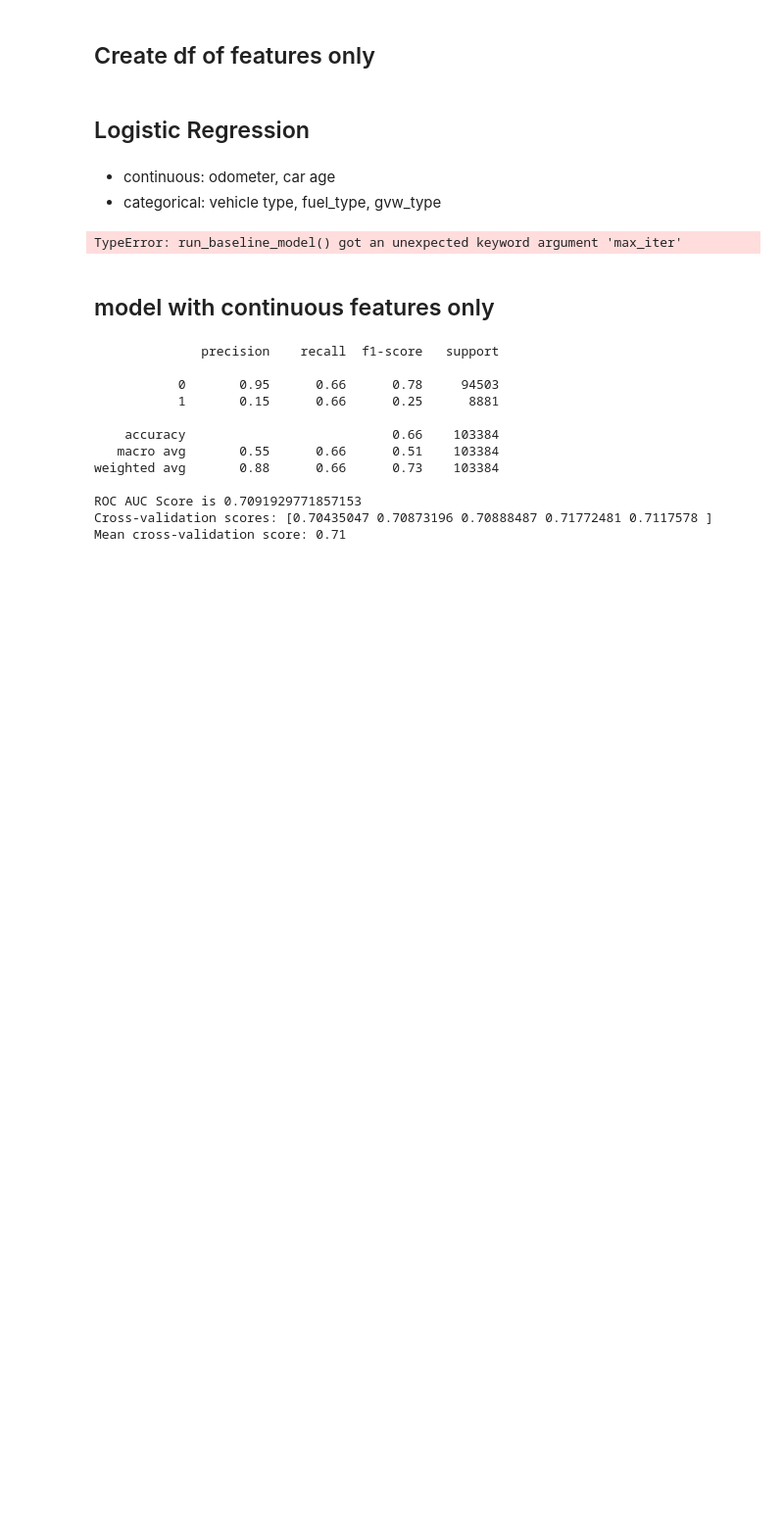
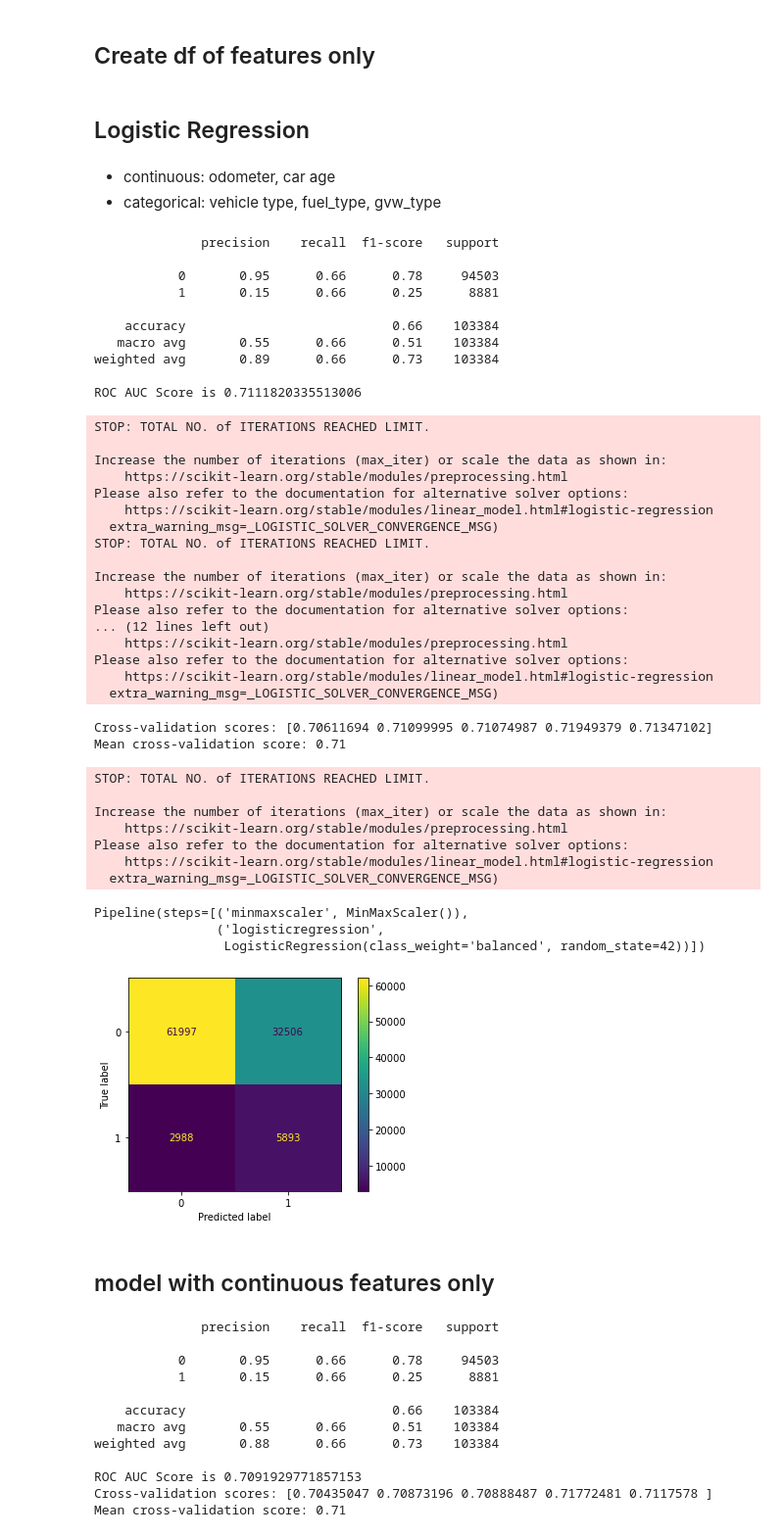
Before and after one commit to izzbizz/ds-lab, a Jupyter notebook: exploration/01_eda_minimal_model/week3_baseline_model_extended.ipynb, the cells around one changed output. Shown: that part at 98% size. Saved outputs shown, nothing was run; the diff lists cells and outputs as text; code cells hidden in the pictures; blank space fills up the shorter version.

```diff
--- a/exploration/01_eda_minimal_model/week3_baseline_model_extended.ipynb
+++ b/exploration/01_eda_minimal_model/week3_baseline_model_extended.ipynb
@@ -105,13 +113,53 @@ features_train, features_test, target_train, target_test = data_prep.encode_spli
 # %%
 baseline_model.run_baseline_model(features_train,
                                 features_test,
                                 target_train,
                                 target_test,
                                 model = "logreg",
                                random_state=42,
-                                class_weight="balanced")
+                                class_weight="balanced",
+                                 max_iter=100)
 # %% [output]
-TypeError: run_baseline_model() got an unexpected keyword argument 'max_iter'
+              precision    recall  f1-score   support
+
+           0       0.95      0.66      0.78     94503
+           1       0.15      0.66      0.25      8881
+
+    accuracy                           0.66    103384
+   macro avg       0.55      0.66      0.51    103384
+weighted avg       0.89      0.66      0.73    103384
+
+ROC AUC Score is 0.7111820335513006
+STOP: TOTAL NO. of ITERATIONS REACHED LIMIT.
+
+Increase the number of iterations (max_iter) or scale the data as shown in:
+    https://scikit-learn.org/stable/modules/preprocessing.html
+Please also refer to the documentation for alternative solver options:
+    https://scikit-learn.org/stable/modules/linear_model.html#logistic-regression
+  extra_warning_msg=_LOGISTIC_SOLVER_CONVERGENCE_MSG)
+STOP: TOTAL NO. of ITERATIONS REACHED LIMIT.
+
+Increase the number of iterations (max_iter) or scale the data as shown in:
+    https://scikit-learn.org/stable/modules/preprocessing.html
+Please also refer to the documentation for alternative solver options:
+... (12 lines left out)
+    https://scikit-learn.org/stable/modules/preprocessing.html
+Please also refer to the documentation for alternative solver options:
+    https://scikit-learn.org/stable/modules/linear_model.html#logistic-regression
+  extra_warning_msg=_LOGISTIC_SOLVER_CONVERGENCE_MSG)
+Cross-validation scores: [0.70611694 0.71099995 0.71074987 0.71949379 0.71347102]
+Mean cross-validation score: 0.71
+STOP: TOTAL NO. of ITERATIONS REACHED LIMIT.
+
+Increase the number of iterations (max_iter) or scale the data as shown in:
+    https://scikit-learn.org/stable/modules/preprocessing.html
+Please also refer to the documentation for alternative solver options:
+    https://scikit-learn.org/stable/modules/linear_model.html#logistic-regression
+  extra_warning_msg=_LOGISTIC_SOLVER_CONVERGENCE_MSG)
+Pipeline(steps=[('minmaxscaler', MinMaxScaler()),
+                ('logisticregression',
+                 LogisticRegression(class_weight='balanced', random_state=42))])
+[figure, added]
 # %% [markdown]
 ## model with continuous features only
 # %%
```
Also changed, not shown: parts of 53 cells of this notebook, 3 other files.
